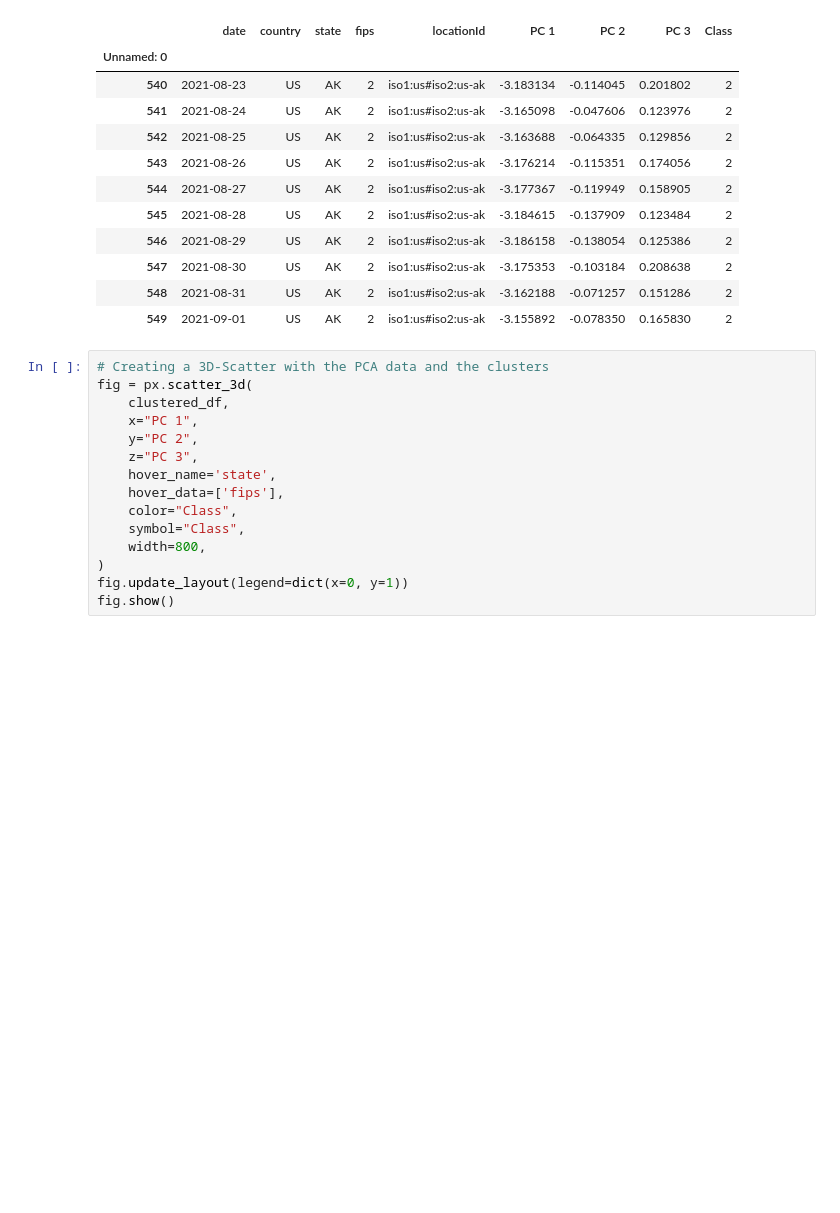
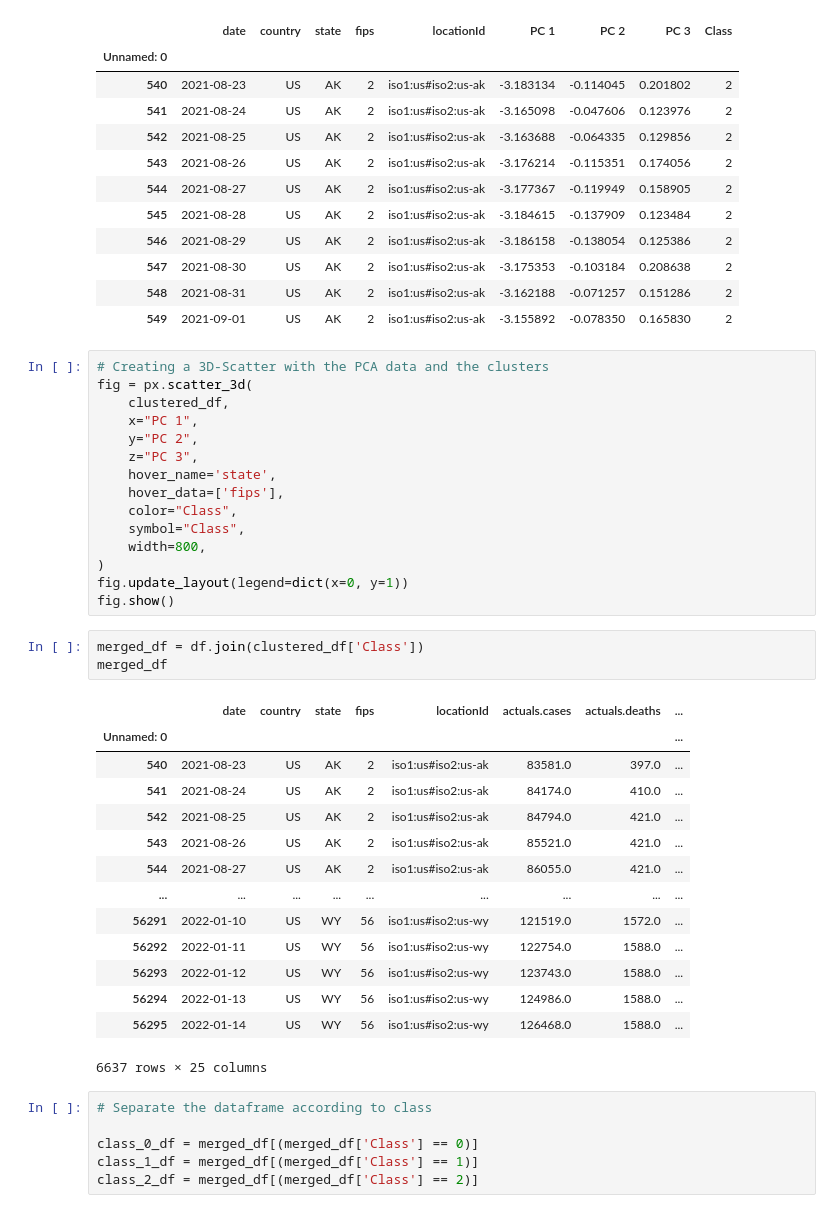
Before and after one commit to cmason1996/Clustering_COVID-19_data_in_the_United_States, a Jupyter notebook: final.ipynb, the cells around one changed output. Drawn from its saved outputs; the diff is of its cells as text; blank space fills up the shorter version.

Commit message:
separated the data to classes

```diff
--- a/final.ipynb
+++ b/final.ipynb
@@ -247,3 +247,27 @@ fig = px.scatter_3d(
 )
 fig.update_layout(legend=dict(x=0, y=1))
 fig.show()
+# %%
+merged_df = df.join(clustered_df['Class'])
+merged_df
+# %% [output]
+|  | date | country | state | fips | locationId | actuals.cases | actuals.deaths | ... |
+| Unnamed: 0 |  |  |  |  |  |  |  | ... |
+| 540 | 2021-08-23 | US | AK | 2 | iso1:us#iso2:us-ak | 83581.0 | 397.0 | ... |
+| 541 | 2021-08-24 | US | AK | 2 | iso1:us#iso2:us-ak | 84174.0 | 410.0 | ... |
+| 542 | 2021-08-25 | US | AK | 2 | iso1:us#iso2:us-ak | 84794.0 | 421.0 | ... |
+| 543 | 2021-08-26 | US | AK | 2 | iso1:us#iso2:us-ak | 85521.0 | 421.0 | ... |
+| 544 | 2021-08-27 | US | AK | 2 | iso1:us#iso2:us-ak | 86055.0 | 421.0 | ... |
+| ... | ... | ... | ... | ... | ... | ... | ... | ... |
+| 56291 | 2022-01-10 | US | WY | 56 | iso1:us#iso2:us-wy | 121519.0 | 1572.0 | ... |
+| 56292 | 2022-01-11 | US | WY | 56 | iso1:us#iso2:us-wy | 122754.0 | 1588.0 | ... |
+| 56293 | 2022-01-12 | US | WY | 56 | iso1:us#iso2:us-wy | 123743.0 | 1588.0 | ... |
+| 56294 | 2022-01-13 | US | WY | 56 | iso1:us#iso2:us-wy | 124986.0 | 1588.0 | ... |
+| 56295 | 2022-01-14 | US | WY | 56 | iso1:us#iso2:us-wy | 126468.0 | 1588.0 | ... |
+6637 rows × 25 columns
+# %%
+# Separate the dataframe according to class
+
+class_0_df = merged_df[(merged_df['Class'] == 0)]
+class_1_df = merged_df[(merged_df['Class'] == 1)]
+class_2_df = merged_df[(merged_df['Class'] == 2)]
```
Also changed, not shown: parts of 1 cell of this notebook.
